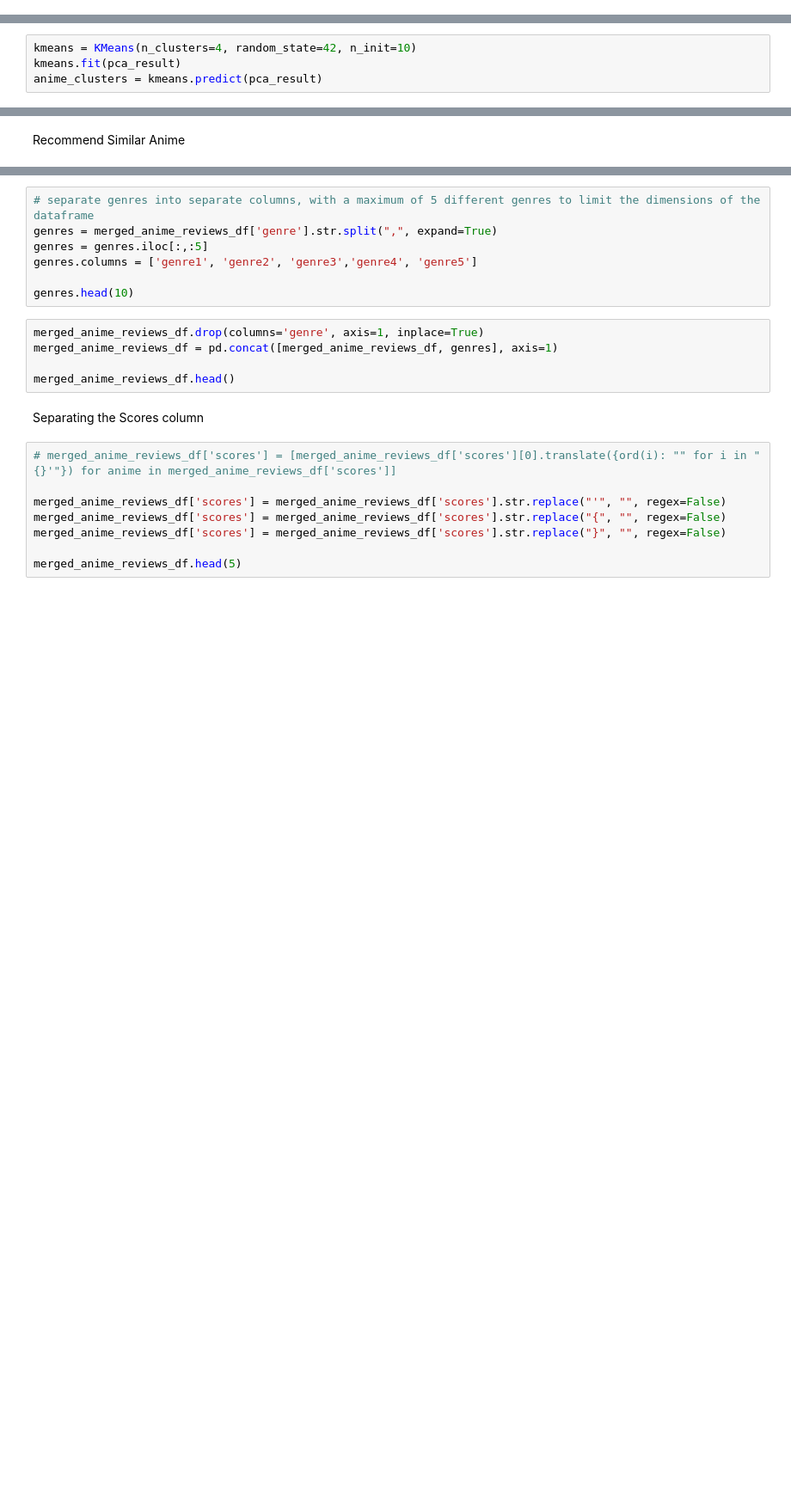
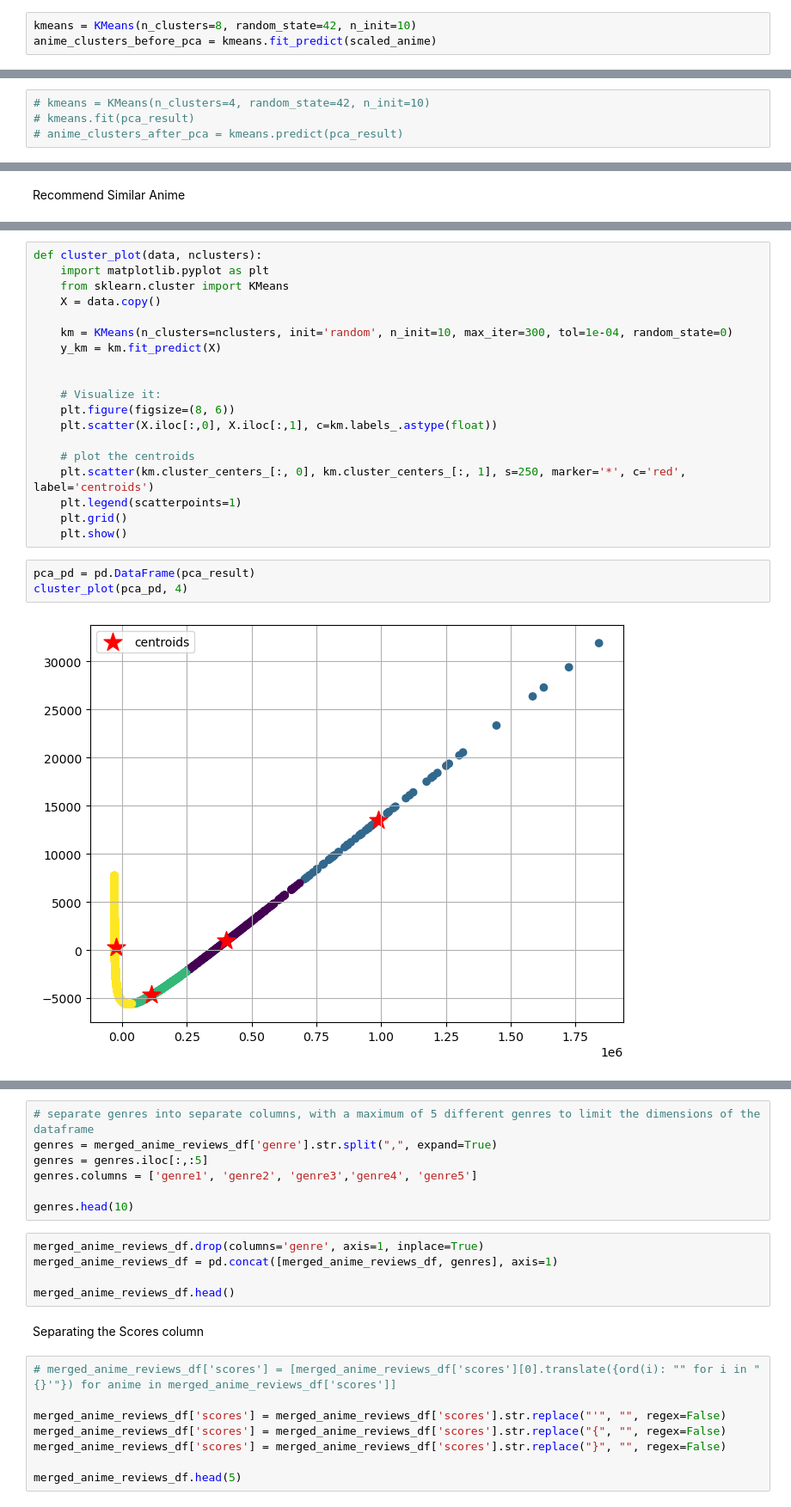
Before and after one commit to Haaris-Syed/AnimeRecommender, a Jupyter notebook: AnimeDataset-Preprocessing.ipynb, the cells around one changed output, grey strips where cells are left out. Shown: that part at 86% size. Drawn from its saved outputs; the diff is of its cells as text; blank space fills up the shorter version.

Commit message:
trying to adjust clustering df

```diff
--- a/AnimeDataset-Preprocessing.ipynb
+++ b/AnimeDataset-Preprocessing.ipynb
@@ -206,0 +206,3 @@ plt.show()
+# %%
+kmeans = KMeans(n_clusters=8, random_state=42, n_init=10)
+anime_clusters_before_pca = kmeans.fit_predict(scaled_anime)
@@ -240,7 +265,7 @@ plt.show()
 pca = PCA(n_components=5)
 pca_result = pca.fit_transform(pca_anime_df)
 # %%
-kmeans = KMeans(n_clusters=4, random_state=42, n_init=10)
-kmeans.fit(pca_result)
-anime_clusters = kmeans.predict(pca_result)
+# kmeans = KMeans(n_clusters=4, random_state=42, n_init=10)
+# kmeans.fit(pca_result)
+# anime_clusters_after_pca = kmeans.predict(pca_result)
 # %%
@@ -321,0 +371,24 @@ get_similar_anime('One Punch Man')
+# %%
+def cluster_plot(data, nclusters):
+    import matplotlib.pyplot as plt
+    from sklearn.cluster import KMeans
+    X = data.copy()
+
+    km = KMeans(n_clusters=nclusters, init='random', n_init=10, max_iter=300, tol=1e-04, random_state=0)
+    y_km = km.fit_predict(X)
+
+
+    # Visualize it:
+    plt.figure(figsize=(8, 6))
+    plt.scatter(X.iloc[:,0], X.iloc[:,1], c=km.labels_.astype(float))
+
+    # plot the centroids
+    plt.scatter(km.cluster_centers_[:, 0], km.cluster_centers_[:, 1], s=250, marker='*', c='red', label='centroids')
+    plt.legend(scatterpoints=1)
+    plt.grid()
+    plt.show()
+# %%
+pca_pd = pd.DataFrame(pca_result)
+cluster_plot(pca_pd, 4)
+# %% [output]
+[figure, added]
```
Also changed, not shown: parts of 18 cells of this notebook.
